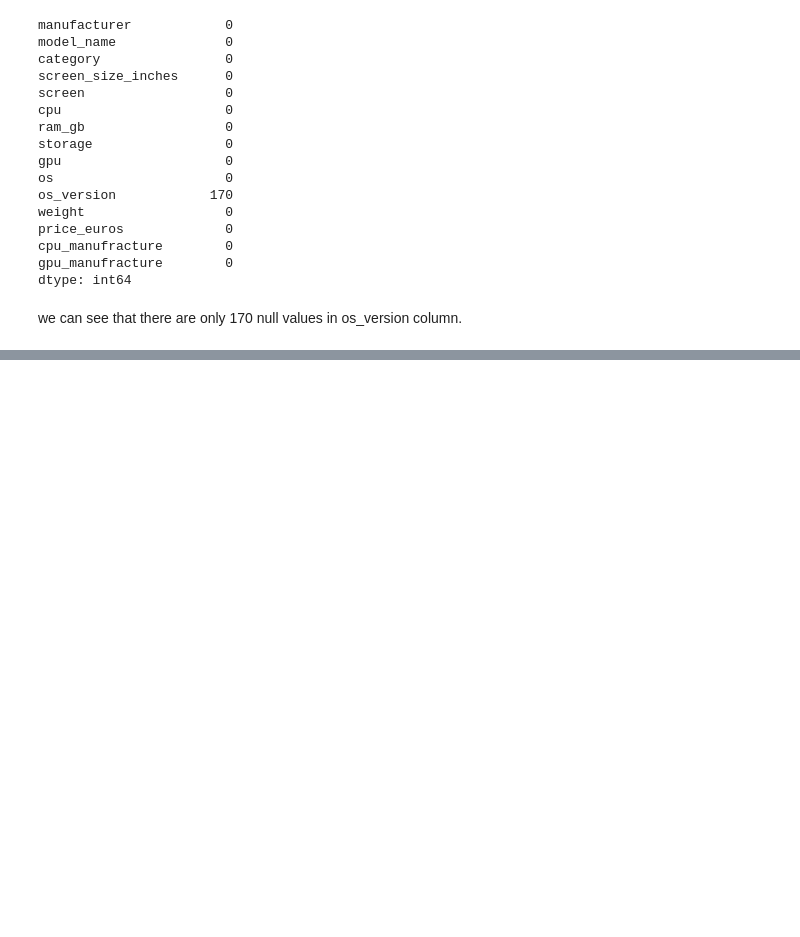
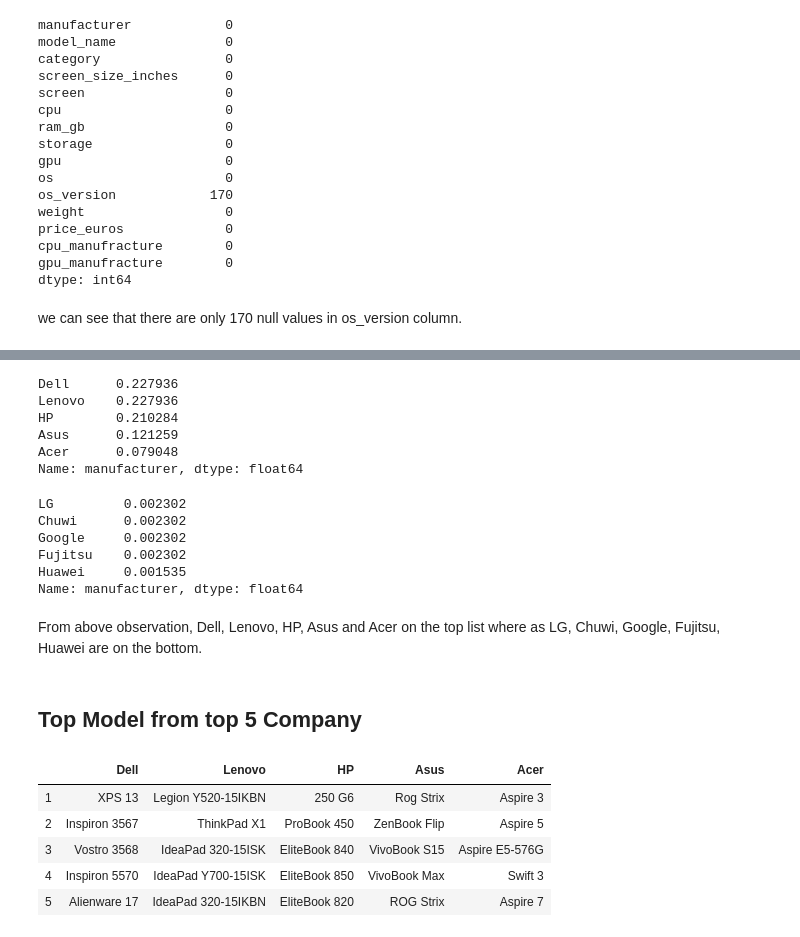
Before and after one commit to Dhiranjan/LaptopManufacturerAnalysis, a Jupyter notebook: laptops.ipynb, the cells around one changed output, grey strips where cells are left out. Drawn from its saved outputs; the diff is of its cells as text; code cells hidden in the pictures; blank space fills up the shorter version.

Commit message:
Added Top Computer model from top 5 companies

```diff
--- a/laptops.ipynb
+++ b/laptops.ipynb
@@ -376,0 +368,39 @@ Name: os_version, Length: 62, dtype: object
+# %%
+# Top 5 manufacturer company
+
+top_brand = df['manufacturer'].value_counts(normalize=True)
+top_brand.head()
+# %% [output]
+Dell      0.227936
+Lenovo    0.227936
+HP        0.210284
+Asus      0.121259
+Acer      0.079048
+Name: manufacturer, dtype: float64
+# %%
+top_brand.tail()
+# %% [output]
+LG         0.002302
+Chuwi      0.002302
+Google     0.002302
+Fujitsu    0.002302
+Huawei     0.001535
+Name: manufacturer, dtype: float64
+# %% [markdown]
+From above observation, Dell, Lenovo, HP, Asus and Acer on the top list where as LG, Chuwi, Google, Fujitsu, Huawei are on the bottom.
+# %% [markdown]
+## Top Model from top 5 Company
+# %%
+top5_topModel = {}
+for each in top_brand.index[0:5]:
+    result = df.loc[df['manufacturer'] == each, 'model_name'].value_counts().head()
+    top5_topModel[each] = result.index
+# %%
+pd.DataFrame(top5_topModel, index=np.arange(1,6))
+# %% [output]
+|  | Dell | Lenovo | HP | Asus | Acer |
+| 1 | XPS 13 | Legion Y520-15IKBN | 250 G6 | Rog Strix | Aspire 3 |
+| 2 | Inspiron 3567 | ThinkPad X1 | ProBook 450 | ZenBook Flip | Aspire 5 |
+| 3 | Vostro 3568 | IdeaPad 320-15ISK | EliteBook 840 | VivoBook S15 | Aspire E5-576G |
+| 4 | Inspiron 5570 | IdeaPad Y700-15ISK | EliteBook 850 | VivoBook Max | Swift 3 |
+| 5 | Alienware 17 | IdeaPad 320-15IKBN | EliteBook 820 | ROG Strix | Aspire 7 |
```
Also changed, not shown: parts of 8 cells of this notebook.
